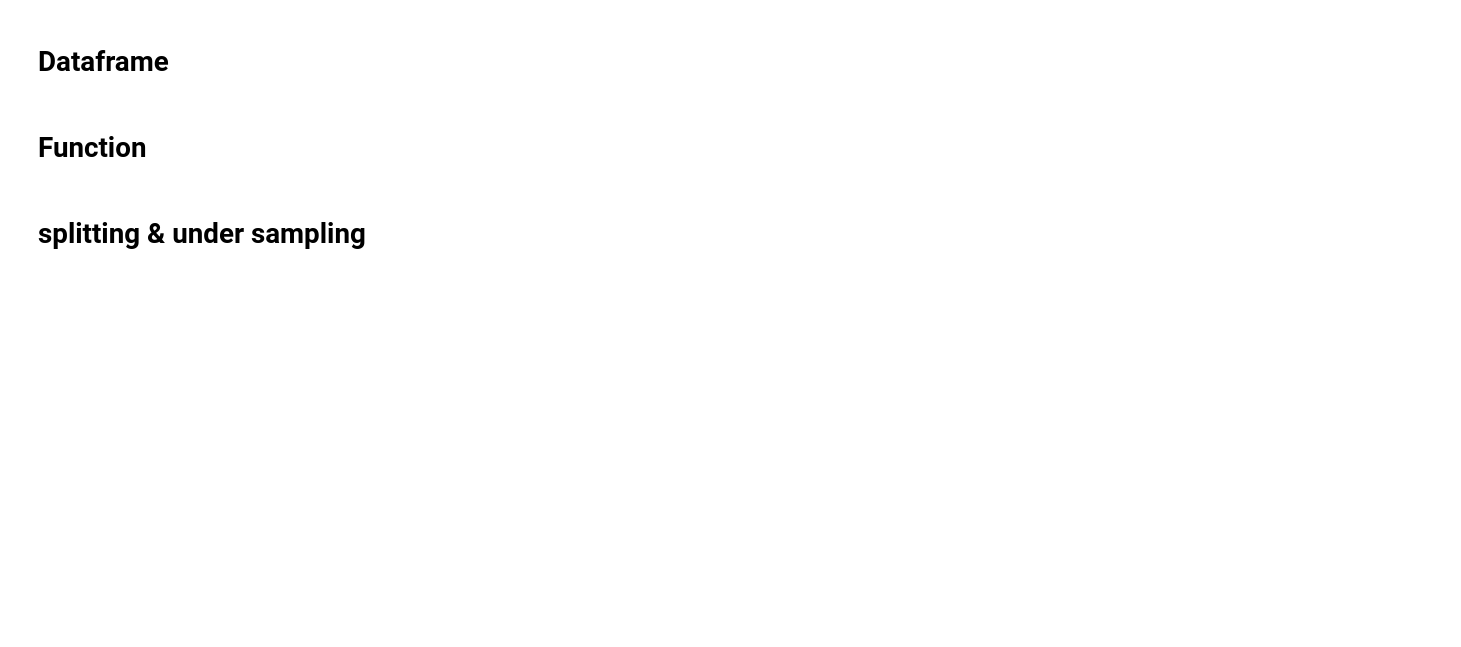
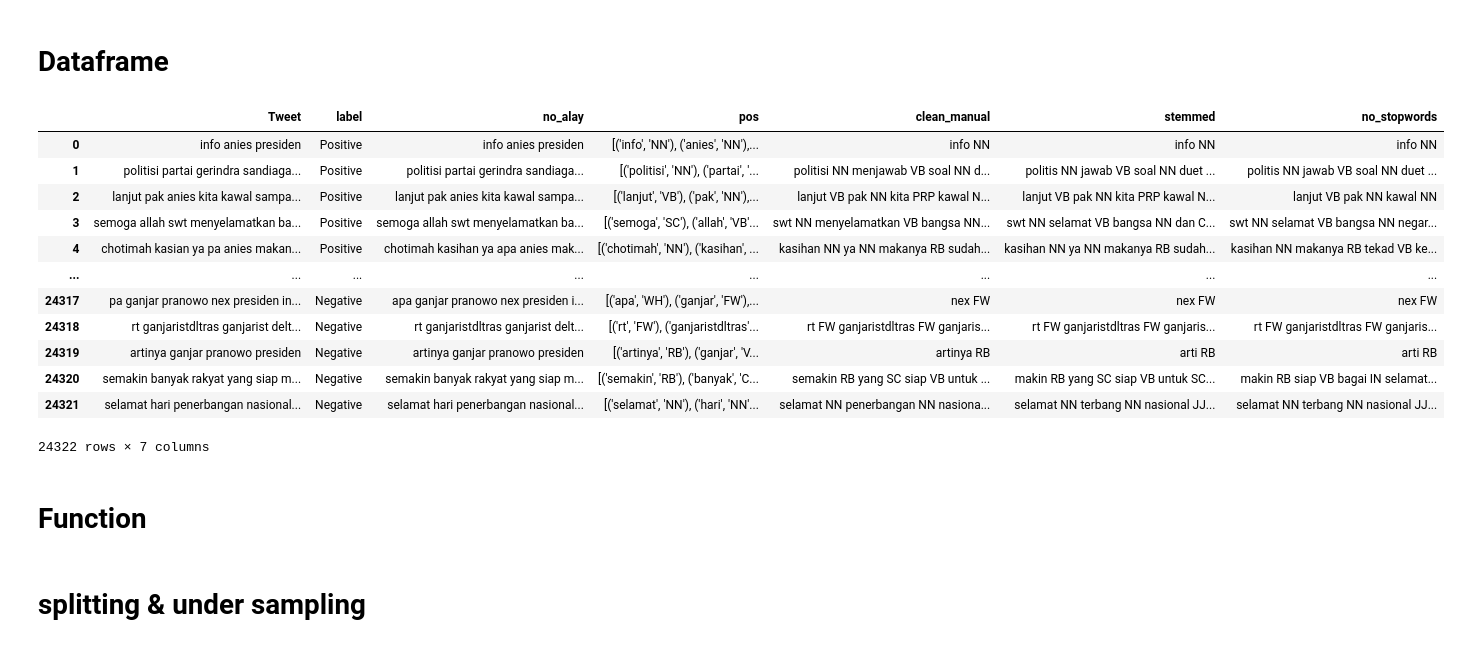
Before and after one commit to ghazafm/twitter-sentiment-analysis, a Jupyter notebook: model/LogisticRegression_Tag.ipynb, the cells around one changed output. Cells and saved outputs as stored; diff of their text form; code cells hidden in the pictures; blank space fills up the shorter version.

```diff
--- a/model/LogisticRegression_Tag.ipynb
+++ b/model/LogisticRegression_Tag.ipynb
@@ -5,6 +5,22 @@ import pandas as pd
 import numpy as np
 df = pd.read_csv('https://raw.githubusercontent.com/ghazafm/SocialMediaSentiment/main/preprocessing/Training/data/clean/pos_tagging/gabungan.csv')
 df = df.dropna()
+# %%
+df
+# %% [output]
+|  | Tweet | label | no_alay | pos | clean_manual | stemmed | no_stopwords |
+| 0 | info anies presiden | Positive | info anies presiden | [('info', 'NN'), ('anies', 'NN'),... | info NN | info NN | info NN |
+| 1 | politisi partai gerindra sandiaga... | Positive | politisi partai gerindra sandiaga... | [('politisi', 'NN'), ('partai', '... | politisi NN menjawab VB soal NN d... | politis NN jawab VB soal NN duet ... | politis NN jawab VB soal NN duet ... |
+| 2 | lanjut pak anies kita kawal sampa... | Positive | lanjut pak anies kita kawal sampa... | [('lanjut', 'VB'), ('pak', 'NN'),... | lanjut VB pak NN kita PRP kawal N... | lanjut VB pak NN kita PRP kawal N... | lanjut VB pak NN kawal NN |
+| 3 | semoga allah swt menyelamatkan ba... | Positive | semoga allah swt menyelamatkan ba... | [('semoga', 'SC'), ('allah', 'VB'... | swt NN menyelamatkan VB bangsa NN... | swt NN selamat VB bangsa NN dan C... | swt NN selamat VB bangsa NN negar... |
+| 4 | chotimah kasian ya pa anies makan... | Positive | chotimah kasihan ya apa anies mak... | [('chotimah', 'NN'), ('kasihan', ... | kasihan NN ya NN makanya RB sudah... | kasihan NN ya NN makanya RB sudah... | kasihan NN makanya RB tekad VB ke... |
+| ... | ... | ... | ... | ... | ... | ... | ... |
+| 24317 | pa ganjar pranowo nex presiden in... | Negative | apa ganjar pranowo nex presiden i... | [('apa', 'WH'), ('ganjar', 'FW'),... | nex FW | nex FW | nex FW |
+| 24318 | rt ganjaristdltras ganjarist delt... | Negative | rt ganjaristdltras ganjarist delt... | [('rt', 'FW'), ('ganjaristdltras'... | rt FW ganjaristdltras FW ganjaris... | rt FW ganjaristdltras FW ganjaris... | rt FW ganjaristdltras FW ganjaris... |
+| 24319 | artinya ganjar pranowo presiden | Negative | artinya ganjar pranowo presiden | [('artinya', 'RB'), ('ganjar', 'V... | artinya RB | arti RB | arti RB |
+| 24320 | semakin banyak rakyat yang siap m... | Negative | semakin banyak rakyat yang siap m... | [('semakin', 'RB'), ('banyak', 'C... | semakin RB yang SC siap VB untuk ... | makin RB yang SC siap VB untuk SC... | makin RB siap VB bagai IN selamat... |
+| 24321 | selamat hari penerbangan nasional... | Negative | selamat hari penerbangan nasional... | [('selamat', 'NN'), ('hari', 'NN'... | selamat NN penerbangan NN nasiona... | selamat NN terbang NN nasional JJ... | selamat NN terbang NN nasional JJ... |
+24322 rows × 7 columns
 # %% [markdown]
 # Function
 # %%
```
Also changed, not shown: parts of 3 cells of this notebook, 4 other files.
